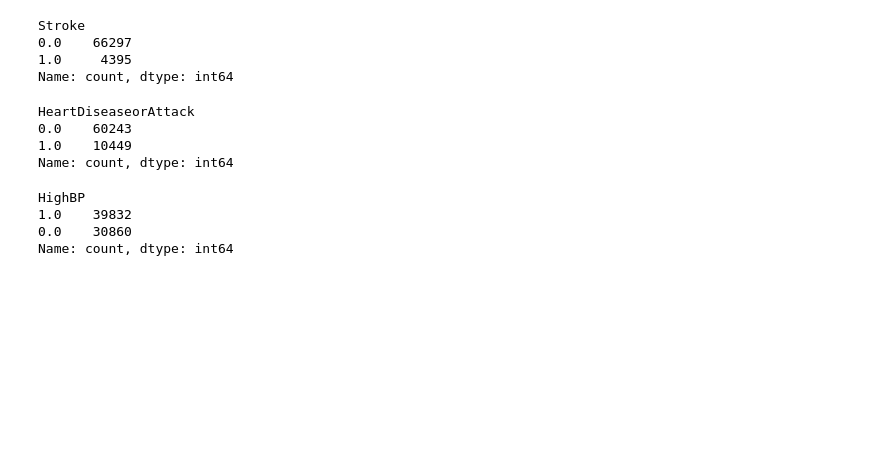
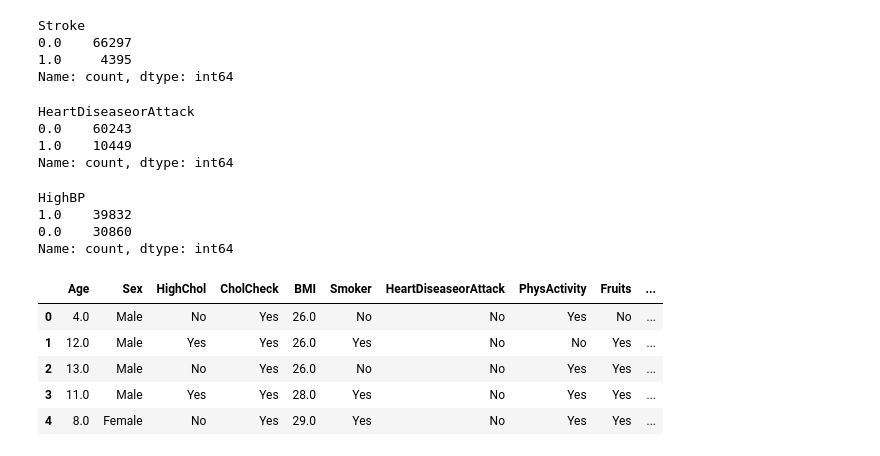
Before and after one commit to jwlosz/project-4-group-16, a Jupyter notebook: EDA.ipynb, the cells around one changed output. Saved outputs shown, nothing was run; the diff lists cells and outputs as text; code cells hidden in the pictures; blank space fills up the shorter version.

```diff
--- a/EDA.ipynb
+++ b/EDA.ipynb
@@ -7,7 +11,7 @@ import seaborn as sns
 import warnings
 warnings.filterwarnings('ignore')
 # %%
-diabetes_df = pd.read_csv('diabetes_data.csv')
+diabetes_df = pd.read_csv('data/ml_data/diabetes_data.csv')
 
 print(diabetes_df.shape)
 diabetes_df.head()
@@ -154,3 +158,29 @@ HighBP
 1.0    39832
 0.0    30860
 Name: count, dtype: int64
+# %%
+tab_df = diabetes_df.copy()
+# %%
+tab_df["Sex"] = tab_df["Sex"].map({0: "Female", 1: "Male"})
+tab_df["HighChol"] = tab_df["HighChol"].map({0: "No", 1: "Yes"})
+tab_df["CholCheck"] = tab_df["CholCheck"].map({0: "No", 1: "Yes"})
+tab_df["Smoker"] = tab_df["Smoker"].map({0: "No", 1: "Yes"})
+tab_df["HeartDiseaseorAttack"] = tab_df["HeartDiseaseorAttack"].map({0: "No", 1: "Yes"})
+tab_df["PhysActivity"] = tab_df["PhysActivity"].map({0: "No", 1: "Yes"})
+tab_df["Fruits"] = tab_df["Fruits"].map({0: "No", 1: "Yes"})
+tab_df["Veggies"] = tab_df["Veggies"].map({0: "No", 1: "Yes"})
+tab_df["HvyAlcoholConsump"] = tab_df["HvyAlcoholConsump"].map({0: "No", 1: "Yes"})
+tab_df["GenHlth"] = tab_df["GenHlth"].map({1: "Excellent", 2: "Very good", 3: "Good", 4: "Fair", 5: "Poor"})
+tab_df["Diabetes"] = tab_df["Diabetes"].map({0: "No", 1: "Yes"})
+tab_df["DiffWalk"] = tab_df["DiffWalk"].map({0: "No", 1: "Yes"})
+tab_df["Stroke"] = tab_df["Stroke"].map({0: "No", 1: "Yes"})
+tab_df["HighBP"] = tab_df["HighBP"].map({0: "No", 1: "Yes"})
+
+tab_df.head()
+# %% [output]
+|  | Age | Sex | HighChol | CholCheck | BMI | Smoker | HeartDiseaseorAttack | PhysActivity | Fruits | ... |
+| 0 | 4.0 | Male | No | Yes | 26.0 | No | No | Yes | No | ... |
+| 1 | 12.0 | Male | Yes | Yes | 26.0 | Yes | No | No | Yes | ... |
+| 2 | 13.0 | Male | No | Yes | 26.0 | No | No | Yes | Yes | ... |
+| 3 | 11.0 | Male | Yes | Yes | 28.0 | Yes | No | Yes | Yes | ... |
+| 4 | 8.0 | Female | No | Yes | 29.0 | Yes | No | Yes | Yes | ... |
```
Also changed, not shown: parts of 19 cells of this notebook, 5 other files.
